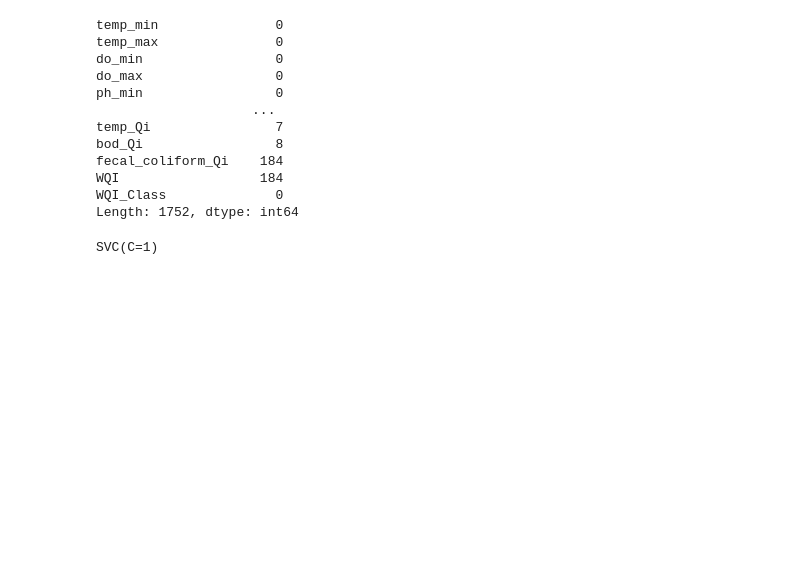
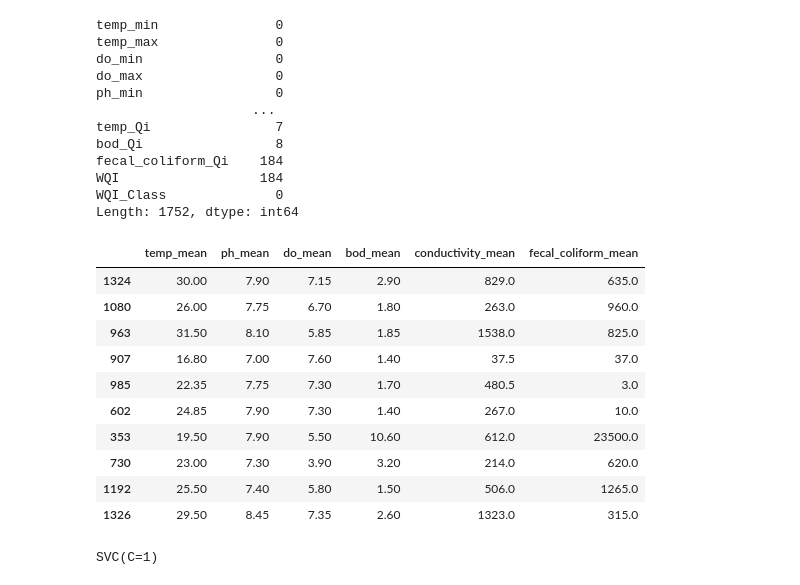
Before and after one commit to Girijaray07/Ganga-Cleaning-mission, a Jupyter notebook: ganga-svm.ipynb, the cells around one changed output. Drawn from its saved outputs; the diff is of its cells as text; code cells hidden in the pictures; blank space fills up the shorter version.

```diff
--- a/ganga-svm.ipynb
+++ b/ganga-svm.ipynb
@@ -320,6 +320,20 @@ le = LabelEncoder()
 y_encoded = le.fit_transform(y)
 # %%
 X_train, X_test, y_train, y_test = train_test_split(X, y_encoded, test_size=0.2, random_state=42)
+# %%
+X_train.head(10)
+# %% [output]
+|  | temp_mean | ph_mean | do_mean | bod_mean | conductivity_mean | fecal_coliform_mean |
+| 1324 | 30.00 | 7.90 | 7.15 | 2.90 | 829.0 | 635.0 |
+| 1080 | 26.00 | 7.75 | 6.70 | 1.80 | 263.0 | 960.0 |
+| 963 | 31.50 | 8.10 | 5.85 | 1.85 | 1538.0 | 825.0 |
+| 907 | 16.80 | 7.00 | 7.60 | 1.40 | 37.5 | 37.0 |
+| 985 | 22.35 | 7.75 | 7.30 | 1.70 | 480.5 | 3.0 |
+| 602 | 24.85 | 7.90 | 7.30 | 1.40 | 267.0 | 10.0 |
+| 353 | 19.50 | 7.90 | 5.50 | 10.60 | 612.0 | 23500.0 |
+| 730 | 23.00 | 7.30 | 3.90 | 3.20 | 214.0 | 620.0 |
+| 1192 | 25.50 | 7.40 | 5.80 | 1.50 | 506.0 | 1265.0 |
+| 1326 | 29.50 | 8.45 | 7.35 | 2.60 | 1323.0 | 315.0 |
 # %%
 X_train_imputed = si.fit_transform(X_train)
 X_test_imputed = si.transform(X_test)
```
Also changed, not shown: parts of 1 cell of this notebook, 4 other files.
